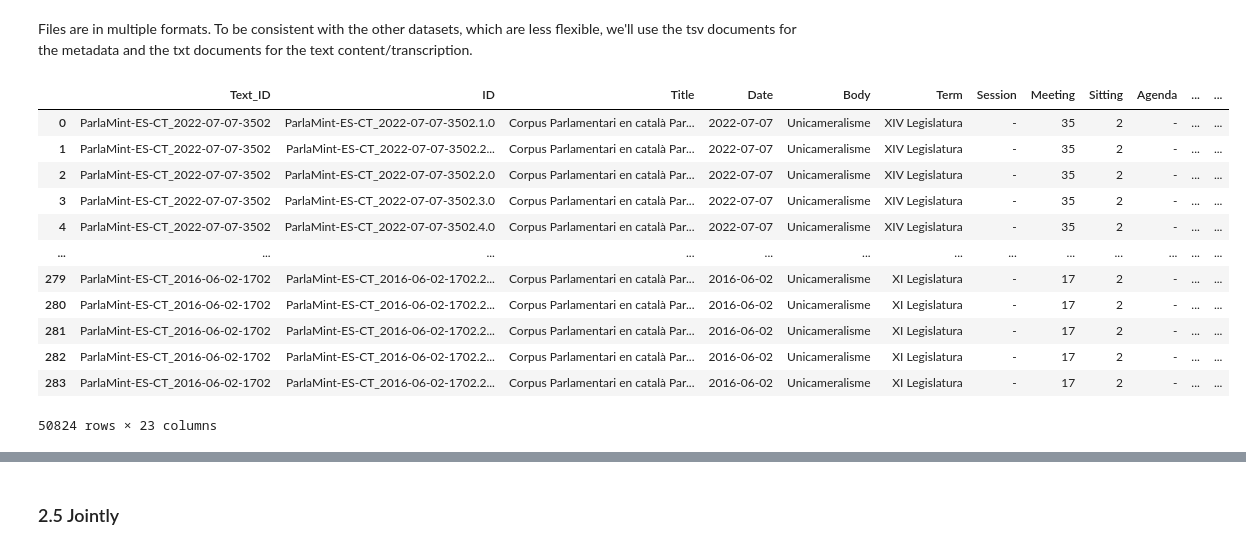
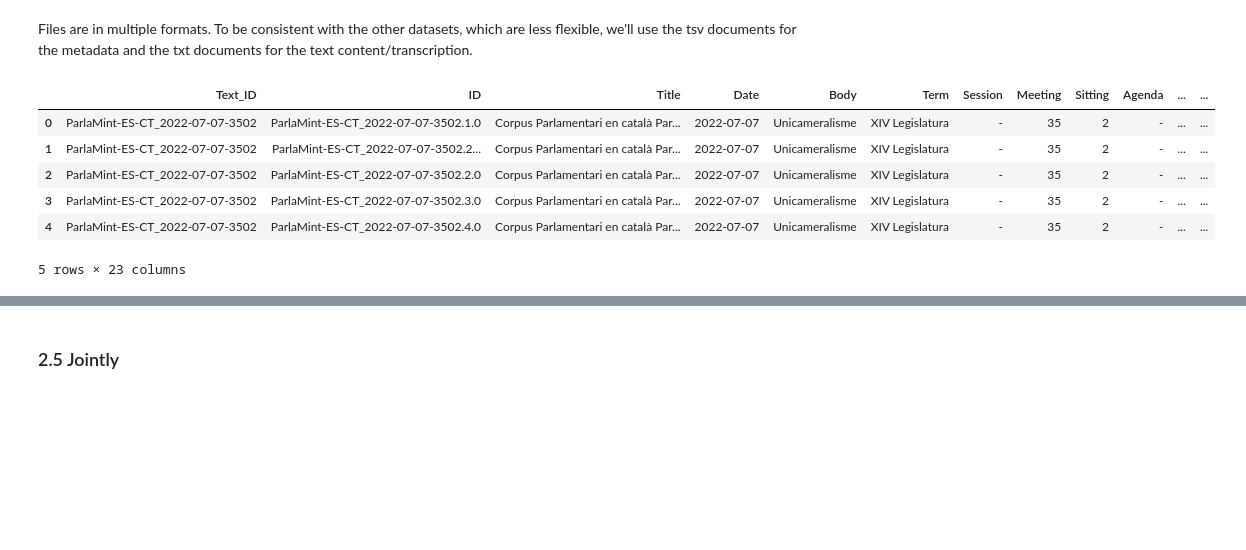
Before and after one commit to Data-Science-for-Linguists-2025/Linguistic-Markers-Catalan-Substitution, a Jupyter notebook: Data_Curation.ipynb, the cells around one changed output, grey strips where cells are left out. Saved outputs shown, nothing was run; the diff lists cells and outputs as text; code cells hidden in the pictures; blank space fills up the shorter version.

```diff
--- a/Data_Curation.ipynb
+++ b/Data_Curation.ipynb
@@ -315,38 +170,33 @@ Name: Text_len, Length: 87424, dtype: int64
 # %% [markdown]
 Files are in multiple formats. To be consistent with the other datasets, which are less flexible, we'll use the tsv documents for the metadata and the txt documents for the text content/transcription.
 # %%
-#ParlaMint part 1 - Metadata/TSV
+#ParlaMint part 1 - Metadata/tsv
 import glob
 
 # defining the path where ParlaMint data is stored
 data_path = "/Users/janabruses/Documents/data_science/Linguistic-Markers-Catalan-Substitution/data/ParlaMint-ES-CT.ana/ParlaMint-ES-CT.txt"  # Adjust to your directory
 
-# Load all metadata TSV files
+# loading all metadata/.tsv files
 metadata_files = glob.glob(os.path.join(data_path, "**", "*-meta.tsv"))
 
-# Read and concatenate all metadata files
+# reading in and concatenating all metadata files
 metadata = []
 for file in metadata_files:
     meta_df = pd.read_csv(file, sep="\t", index_col = False)
     metadata.append(meta_df)
 
 metadata_df = pd.concat(metadata)
 
-metadata_df
+# taking a quick look at the metadata dataframe
+metadata_df.head()
 # %% [output]
 |  | Text_ID | ID | Title | Date | Body | Term | Session | Meeting | Sitting | Agenda | ... | ... |
 | 0 | ParlaMint-ES-CT_2022-07-07-3502 | ParlaMint-ES-CT_2022-07-07-3502.1.0 | Corpus Parlamentari en català Par... | 2022-07-07 | Unicameralisme | XIV Legislatura | - | 35 | 2 | - | ... | ... |
 | 1 | ParlaMint-ES-CT_2022-07-07-3502 | ParlaMint-ES-CT_2022-07-07-3502.2... | Corpus Parlamentari en català Par... | 2022-07-07 | Unicameralisme | XIV Legislatura | - | 35 | 2 | - | ... | ... |
 | 2 | ParlaMint-ES-CT_2022-07-07-3502 | ParlaMint-ES-CT_2022-07-07-3502.2.0 | Corpus Parlamentari en català Par... | 2022-07-07 | Unicameralisme | XIV Legislatura | - | 35 | 2 | - | ... | ... |
 | 3 | ParlaMint-ES-CT_2022-07-07-3502 | ParlaMint-ES-CT_2022-07-07-3502.3.0 | Corpus Parlamentari en català Par... | 2022-07-07 | Unicameralisme | XIV Legislatura | - | 35 | 2 | - | ... | ... |
 | 4 | ParlaMint-ES-CT_2022-07-07-3502 | ParlaMint-ES-CT_2022-07-07-3502.4.0 | Corpus Parlamentari en català Par... | 2022-07-07 | Unicameralisme | XIV Legislatura | - | 35 | 2 | - | ... | ... |
-| ... | ... | ... | ... | ... | ... | ... | ... | ... | ... | ... | ... | ... |
-| 279 | ParlaMint-ES-CT_2016-06-02-1702 | ParlaMint-ES-CT_2016-06-02-1702.2... | Corpus Parlamentari en català Par... | 2016-06-02 | Unicameralisme | XI Legislatura | - | 17 | 2 | - | ... | ... |
-| 280 | ParlaMint-ES-CT_2016-06-02-1702 | ParlaMint-ES-CT_2016-06-02-1702.2... | Corpus Parlamentari en català Par... | 2016-06-02 | Unicameralisme | XI Legislatura | - | 17 | 2 | - | ... | ... |
-| 281 | ParlaMint-ES-CT_2016-06-02-1702 | ParlaMint-ES-CT_2016-06-02-1702.2... | Corpus Parlamentari en català Par... | 2016-06-02 | Unicameralisme | XI Legislatura | - | 17 | 2 | - | ... | ... |
-| 282 | ParlaMint-ES-CT_2016-06-02-1702 | ParlaMint-ES-CT_2016-06-02-1702.2... | Corpus Parlamentari en català Par... | 2016-06-02 | Unicameralisme | XI Legislatura | - | 17 | 2 | - | ... | ... |
-| 283 | ParlaMint-ES-CT_2016-06-02-1702 | ParlaMint-ES-CT_2016-06-02-1702.2... | Corpus Parlamentari en català Par... | 2016-06-02 | Unicameralisme | XI Legislatura | - | 17 | 2 | - | ... | ... |
-50824 rows × 23 columns
+5 rows × 23 columns
 # %%
 #ParlaMint part 2 - txt/content
 
```
Also changed, not shown: parts of 39 cells of this notebook.
